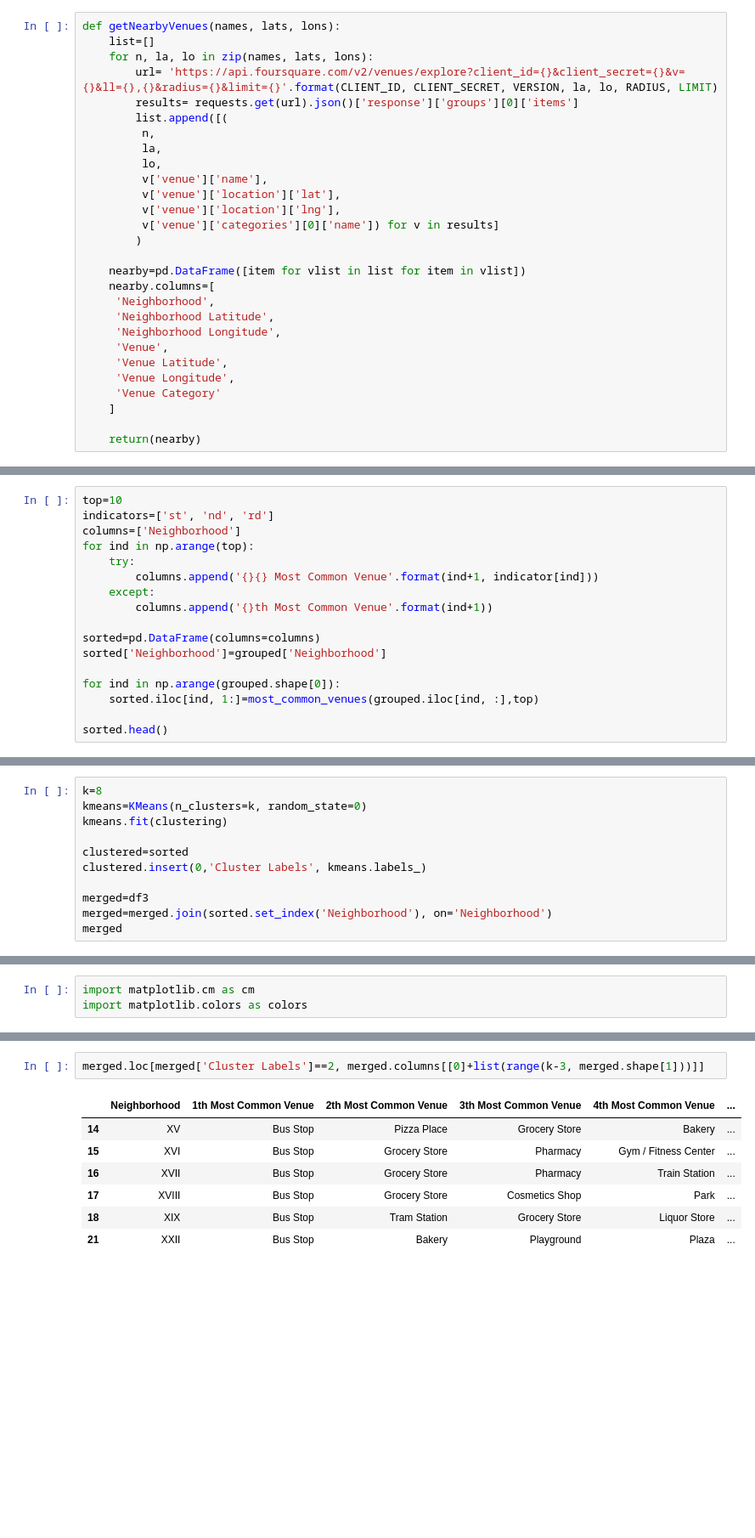
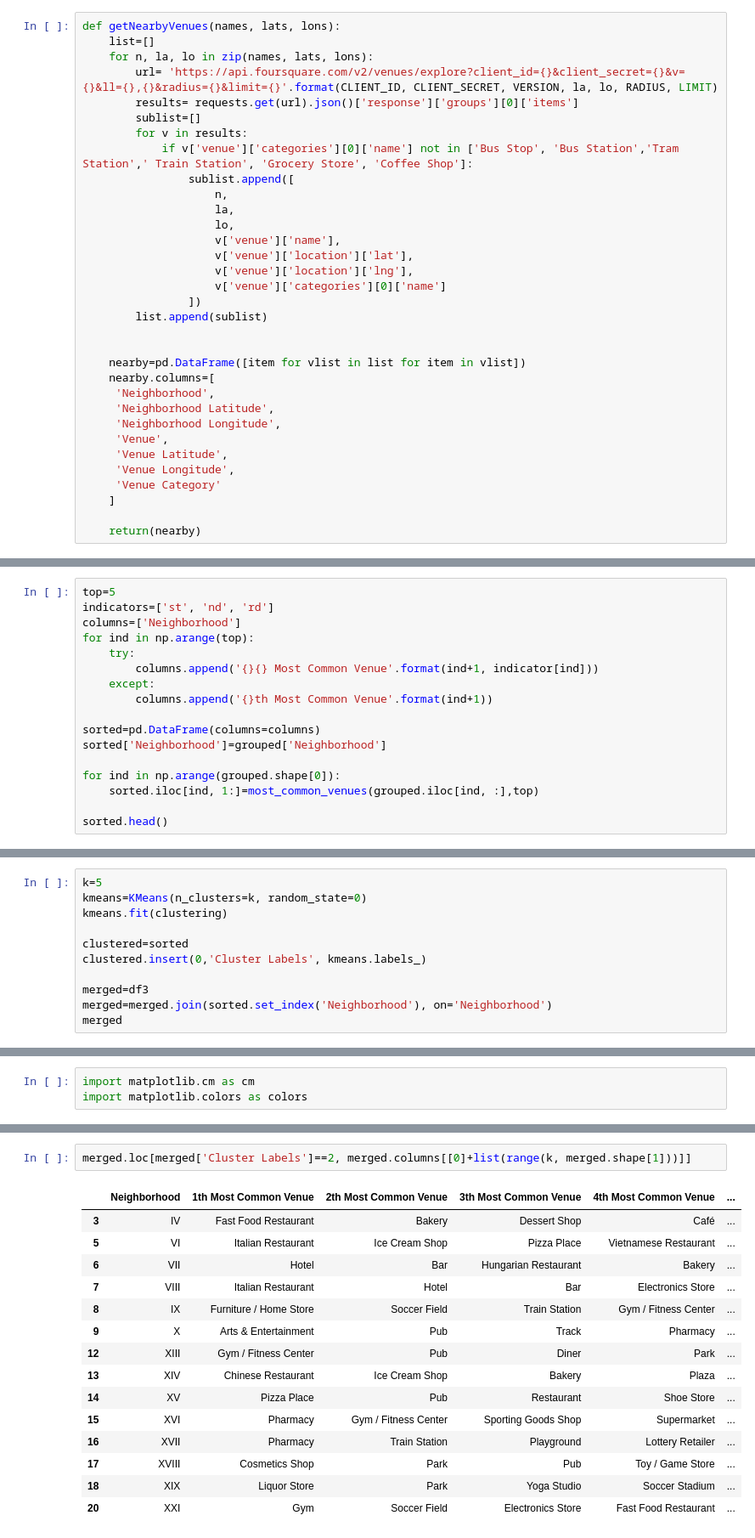
Before and after one commit to AmbrusAttila/Coursera-IBM-Data-Science-Specialization-Capstone, a Jupyter notebook: Budapest Notebook.ipynb, the cells around one changed output, grey strips where cells are left out. Shown at 85% size. Cells and saved outputs as stored; diff of their text form; blank space fills up the shorter version.

Commit message:
Published from Watson Studio.

```diff
--- a/Budapest Notebook.ipynb
+++ b/Budapest Notebook.ipynb
@@ -203,15 +203,20 @@ def getNearbyVenues(names, lats, lons):
     for n, la, lo in zip(names, lats, lons):
         url= 'https://api.foursquare.com/v2/venues/explore?client_id={}&client_secret={}&v={}&ll={},{}&radius={}&limit={}'.format(CLIENT_ID, CLIENT_SECRET, VERSION, la, lo, RADIUS, LIMIT)
         results= requests.get(url).json()['response']['groups'][0]['items']
-        list.append([(
-         n,
-         la,
-         lo,
-         v['venue']['name'],
-         v['venue']['location']['lat'],
-         v['venue']['location']['lng'],
-         v['venue']['categories'][0]['name']) for v in results]
-        )
+        sublist=[]
+        for v in results:
+            if v['venue']['categories'][0]['name'] not in ['Bus Stop', 'Bus Station','Tram Station',' Train Station', 'Grocery Store', 'Coffee Shop']:
+                sublist.append([
+                    n,
+                    la,
+                    lo,
+                    v['venue']['name'],
+                    v['venue']['location']['lat'],
+                    v['venue']['location']['lng'],
+                    v['venue']['categories'][0]['name']
+                ])
+        list.append(sublist)
+
 
     nearby=pd.DataFrame([item for vlist in list for item in vlist])
     nearby.columns=[
@@ -251,7 +256,7 @@ def most_common_venues(row, top):
 # %%
 import numpy as np
 # %%
-top=10
+top=5
 indicators=['st', 'nd', 'rd']
 columns=['Neighborhood']
 for ind in np.arange(top):
@@ -307,7 +312,7 @@ visualizer.show()
 # %% [output]
 <matplotlib.axes._subplots.AxesSubplot at 0x...>
 # %%
-k=8
+k=5
 kmeans=KMeans(n_clusters=k, random_state=0)
 kmeans.fit(clustering)
 
@@ -405,11 +409,19 @@ merged.loc[merged['Cluster Labels']==1, merged.columns[[0]+list(range(k-3, merge
 # %%
-merged.loc[merged['Cluster Labels']==2, merged.columns[[0]+list(range(k-3, merged.shape[1]))]]
+merged.loc[merged['Cluster Labels']==2, merged.columns[[0]+list(range(k, merged.shape[1]))]]
 # %% [output]
 |  | Neighborhood | 1th Most Common Venue | 2th Most Common Venue | 3th Most Common Venue | 4th Most Common Venue | ... |
-| 14 | XV | Bus Stop | Pizza Place | Grocery Store | Bakery | ... |
-| 15 | XVI | Bus Stop | Grocery Store | Pharmacy | Gym / Fitness Center | ... |
-| 16 | XVII | Bus Stop | Grocery Store | Pharmacy | Train Station | ... |
-| 17 | XVIII | Bus Stop | Grocery Store | Cosmetics Shop | Park | ... |
-| 18 | XIX | Bus Stop | Tram Station | Grocery Store | Liquor Store | ... |
-| 21 | XXII | Bus Stop | Bakery | Playground | Plaza | ... |
+| 3 | IV | Fast Food Restaurant | Bakery | Dessert Shop | Café | ... |
+| 5 | VI | Italian Restaurant | Ice Cream Shop | Pizza Place | Vietnamese Restaurant | ... |
+| 6 | VII | Hotel | Bar | Hungarian Restaurant | Bakery | ... |
+| 7 | VIII | Italian Restaurant | Hotel | Bar | Electronics Store | ... |
+| 8 | IX | Furniture / Home Store | Soccer Field | Train Station | Gym / Fitness Center | ... |
+| 9 | X | Arts & Entertainment | Pub | Track | Pharmacy | ... |
+| 12 | XIII | Gym / Fitness Center | Pub | Diner | Park | ... |
+| 13 | XIV | Chinese Restaurant | Ice Cream Shop | Bakery | Plaza | ... |
+| 14 | XV | Pizza Place | Pub | Restaurant | Shoe Store | ... |
+| 15 | XVI | Pharmacy | Gym / Fitness Center | Sporting Goods Shop | Supermarket | ... |
+| 16 | XVII | Pharmacy | Train Station | Playground | Lottery Retailer | ... |
+| 17 | XVIII | Cosmetics Shop | Park | Pub | Toy / Game Store | ... |
+| 18 | XIX | Liquor Store | Park | Yoga Studio | Soccer Stadium | ... |
+| 20 | XXI | Gym | Soccer Field | Electronics Store | Fast Food Restaurant | ... |
 # %%
```
Also changed, not shown: parts of 14 cells of this notebook.
